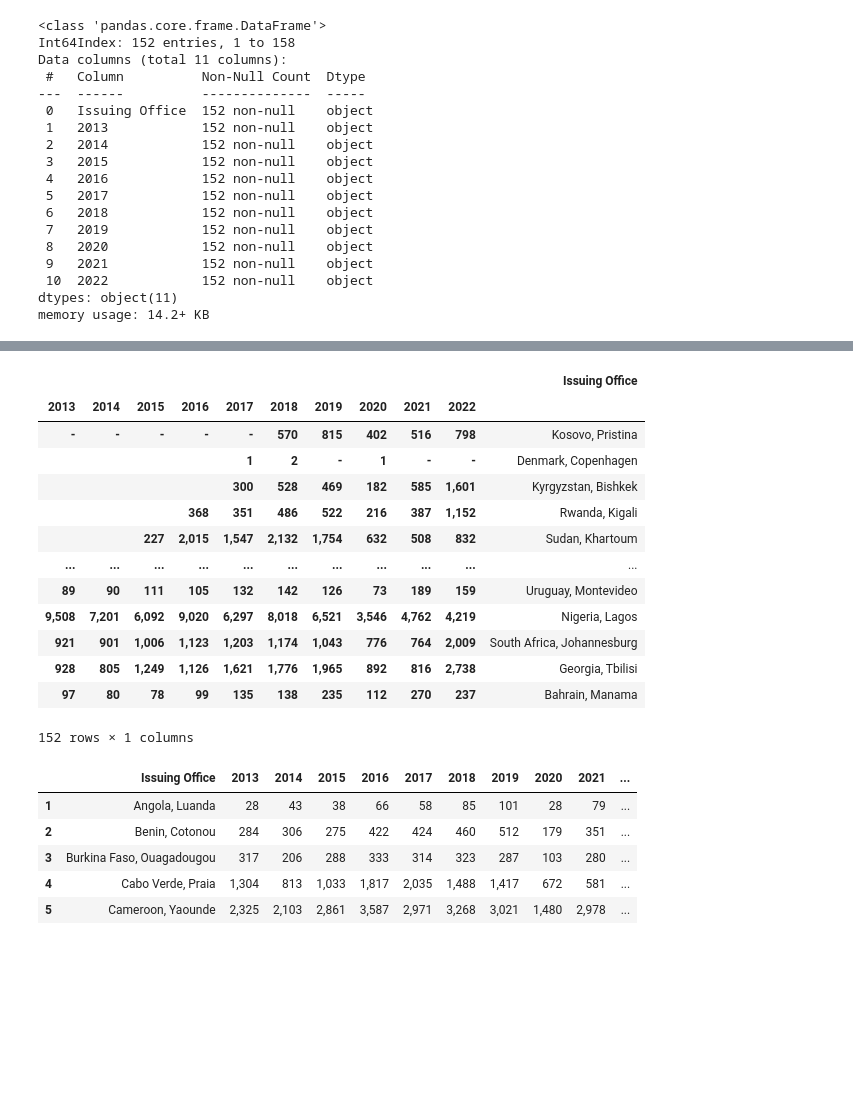
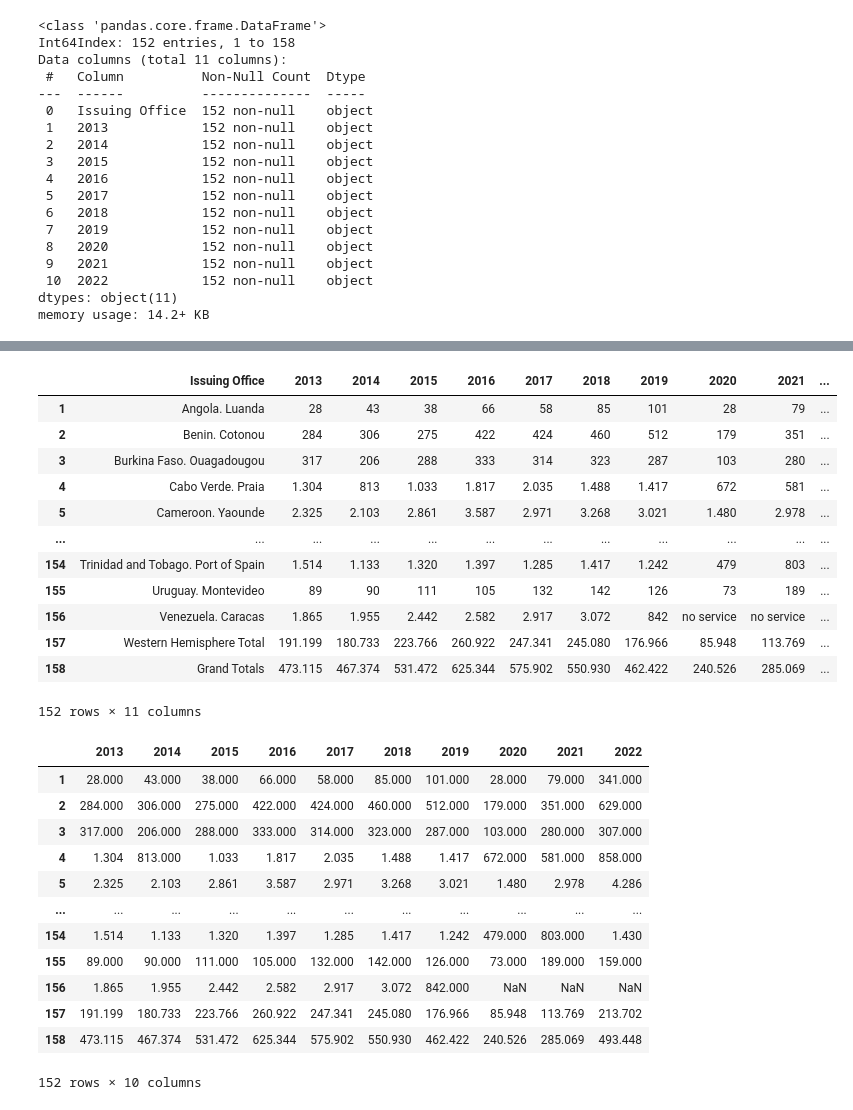
Before and after one commit to irinatenis/Visas_project, a Jupyter notebook: visas.ipynb, the cells around one changed output, grey strips where cells are left out. Saved outputs shown, nothing was run; the diff lists cells and outputs as text; code cells hidden in the pictures; blank space fills up the shorter version.

```diff
--- a/visas.ipynb
+++ b/visas.ipynb
@@ -235,6 +53,0 @@ c
-# %%
-
-
-data[['2013','2014','2015','2016','2017','2018','2019','2020','2021','2022']] = data[['2013','2014','2015','2016','2017','2018','2019','2020','2021','2022']].apply(pd.to_string)
-
-# data['2013','2014','2015','2016','2017','2018','2019','2020','2021','2022'] = data['2013','2014','2015','2016','2017','2018','2019','2020','2021','2022'].astype(int)
@@ -368,3 +53,0 @@ dtype: object
-# %%
-data['Total']= data.sum(axis=1)
-data.head()
@@ -403,26 +54,39 @@ df_by_office=data.groupby(['2013','2014','2015','2016','2017','2018','2019','202
-# %%
-df_by_office.sum()
-# %% [output]
-|  |  |  |  |  |  |  |  |  |  | Issuing Office |
-| 2013 | 2014 | 2015 | 2016 | 2017 | 2018 | 2019 | 2020 | 2021 | 2022 |  |
-| - | - | - | - | - | 570 | 815 | 402 | 516 | 798 | Kosovo, Pristina |
-|  |  |  |  | 1 | 2 | - | 1 | - | - | Denmark, Copenhagen |
-|  |  |  |  | 300 | 528 | 469 | 182 | 585 | 1,601 | Kyrgyzstan, Bishkek |
-|  |  |  | 368 | 351 | 486 | 522 | 216 | 387 | 1,152 | Rwanda, Kigali |
-|  |  | 227 | 2,015 | 1,547 | 2,132 | 1,754 | 632 | 508 | 832 | Sudan, Khartoum |
-| ... | ... | ... | ... | ... | ... | ... | ... | ... | ... | ... |
-| 89 | 90 | 111 | 105 | 132 | 142 | 126 | 73 | 189 | 159 | Uruguay, Montevideo |
-| 9,508 | 7,201 | 6,092 | 9,020 | 6,297 | 8,018 | 6,521 | 3,546 | 4,762 | 4,219 | Nigeria, Lagos |
-| 921 | 901 | 1,006 | 1,123 | 1,203 | 1,174 | 1,043 | 776 | 764 | 2,009 | South Africa, Johannesburg |
-| 928 | 805 | 1,249 | 1,126 | 1,621 | 1,776 | 1,965 | 892 | 816 | 2,738 | Georgia, Tbilisi |
-| 97 | 80 | 78 | 99 | 135 | 138 | 235 | 112 | 270 | 237 | Bahrain, Manama |
-152 rows × 1 columns
-# %%
-data.head()
-# %% [output]
-|  | Issuing Office | 2013 | 2014 | 2015 | 2016 | 2017 | 2018 | 2019 | 2020 | 2021 | ... |
-| 1 | Angola, Luanda | 28 | 43 | 38 | 66 | 58 | 85 | 101 | 28 | 79 | ... |
-| 2 | Benin, Cotonou | 284 | 306 | 275 | 422 | 424 | 460 | 512 | 179 | 351 | ... |
-| 3 | Burkina Faso, Ouagadougou | 317 | 206 | 288 | 333 | 314 | 323 | 287 | 103 | 280 | ... |
-| 4 | Cabo Verde, Praia | 1,304 | 813 | 1,033 | 1,817 | 2,035 | 1,488 | 1,417 | 672 | 581 | ... |
-| 5 | Cameroon, Yaounde | 2,325 | 2,103 | 2,861 | 3,587 | 2,971 | 3,268 | 3,021 | 1,480 | 2,978 | ... |
+# %%
+# # Replace "," with "." in numbers
+# for key, value in data.iteritems():
+#     data[key] = data[key].apply(lambda y: y.replace(",",".") if ',' in y else y)
+# data
+data=data.apply(lambda y: y.replace(",",".") if ',' in y else y)
+data
+# %% [output]
+|  | Issuing Office | 2013 | 2014 | 2015 | 2016 | 2017 | 2018 | 2019 | 2020 | 2021 | ... |
+| 1 | Angola. Luanda | 28 | 43 | 38 | 66 | 58 | 85 | 101 | 28 | 79 | ... |
+| 2 | Benin. Cotonou | 284 | 306 | 275 | 422 | 424 | 460 | 512 | 179 | 351 | ... |
+| 3 | Burkina Faso. Ouagadougou | 317 | 206 | 288 | 333 | 314 | 323 | 287 | 103 | 280 | ... |
+| 4 | Cabo Verde. Praia | 1.304 | 813 | 1.033 | 1.817 | 2.035 | 1.488 | 1.417 | 672 | 581 | ... |
+| 5 | Cameroon. Yaounde | 2.325 | 2.103 | 2.861 | 3.587 | 2.971 | 3.268 | 3.021 | 1.480 | 2.978 | ... |
+| ... | ... | ... | ... | ... | ... | ... | ... | ... | ... | ... | ... |
+| 154 | Trinidad and Tobago. Port of Spain | 1.514 | 1.133 | 1.320 | 1.397 | 1.285 | 1.417 | 1.242 | 479 | 803 | ... |
+| 155 | Uruguay. Montevideo | 89 | 90 | 111 | 105 | 132 | 142 | 126 | 73 | 189 | ... |
+| 156 | Venezuela. Caracas | 1.865 | 1.955 | 2.442 | 2.582 | 2.917 | 3.072 | 842 | no service | no service | ... |
+| 157 | Western Hemisphere Total | 191.199 | 180.733 | 223.766 | 260.922 | 247.341 | 245.080 | 176.966 | 85.948 | 113.769 | ... |
+| 158 | Grand Totals | 473.115 | 467.374 | 531.472 | 625.344 | 575.902 | 550.930 | 462.422 | 240.526 | 285.069 | ... |
+152 rows × 11 columns
+# %%
+# Convert object data type to float in data
+data_1 = data[["2013","2014",'2015','2016','2017','2018','2019','2020','2021','2022']].apply(pd.to_numeric, errors='coerce')
+data_1
+# %% [output]
+|  | 2013 | 2014 | 2015 | 2016 | 2017 | 2018 | 2019 | 2020 | 2021 | 2022 |
+| 1 | 28.000 | 43.000 | 38.000 | 66.000 | 58.000 | 85.000 | 101.000 | 28.000 | 79.000 | 341.000 |
+| 2 | 284.000 | 306.000 | 275.000 | 422.000 | 424.000 | 460.000 | 512.000 | 179.000 | 351.000 | 629.000 |
+| 3 | 317.000 | 206.000 | 288.000 | 333.000 | 314.000 | 323.000 | 287.000 | 103.000 | 280.000 | 307.000 |
+| 4 | 1.304 | 813.000 | 1.033 | 1.817 | 2.035 | 1.488 | 1.417 | 672.000 | 581.000 | 858.000 |
+| 5 | 2.325 | 2.103 | 2.861 | 3.587 | 2.971 | 3.268 | 3.021 | 1.480 | 2.978 | 4.286 |
+| ... | ... | ... | ... | ... | ... | ... | ... | ... | ... | ... |
+| 154 | 1.514 | 1.133 | 1.320 | 1.397 | 1.285 | 1.417 | 1.242 | 479.000 | 803.000 | 1.430 |
+| 155 | 89.000 | 90.000 | 111.000 | 105.000 | 132.000 | 142.000 | 126.000 | 73.000 | 189.000 | 159.000 |
+| 156 | 1.865 | 1.955 | 2.442 | 2.582 | 2.917 | 3.072 | 842.000 | NaN | NaN | NaN |
+| 157 | 191.199 | 180.733 | 223.766 | 260.922 | 247.341 | 245.080 | 176.966 | 85.948 | 113.769 | 213.702 |
+| 158 | 473.115 | 467.374 | 531.472 | 625.344 | 575.902 | 550.930 | 462.422 | 240.526 | 285.069 | 493.448 |
+152 rows × 10 columns
```
Also changed, not shown: parts of 42 cells of this notebook, 2 other files.
